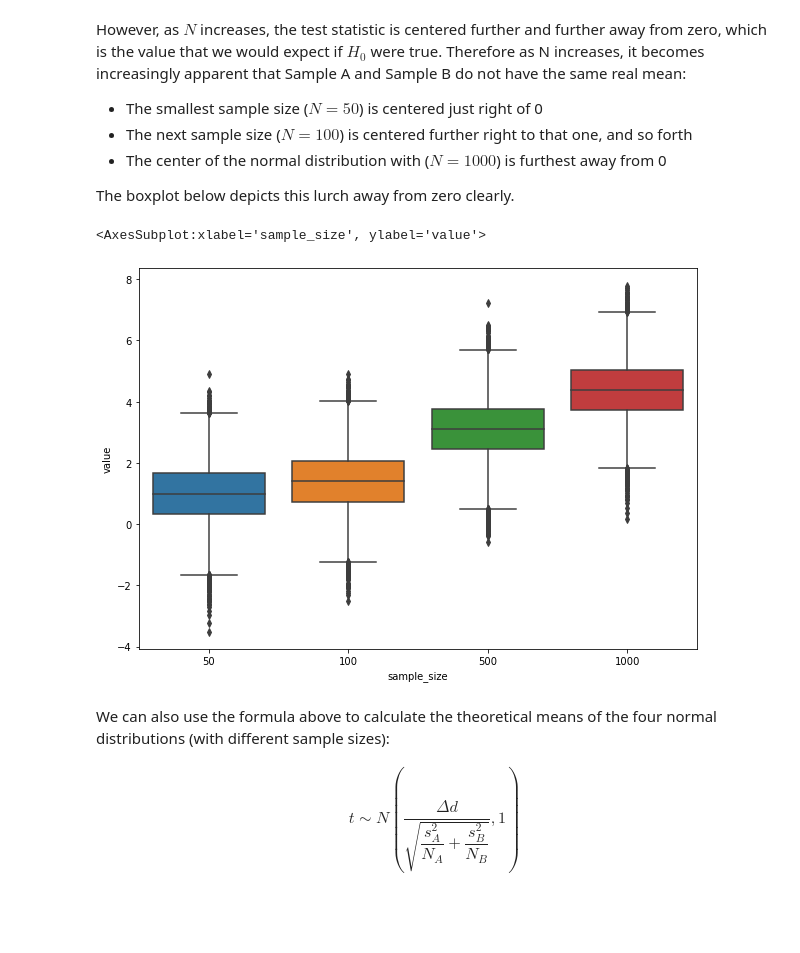
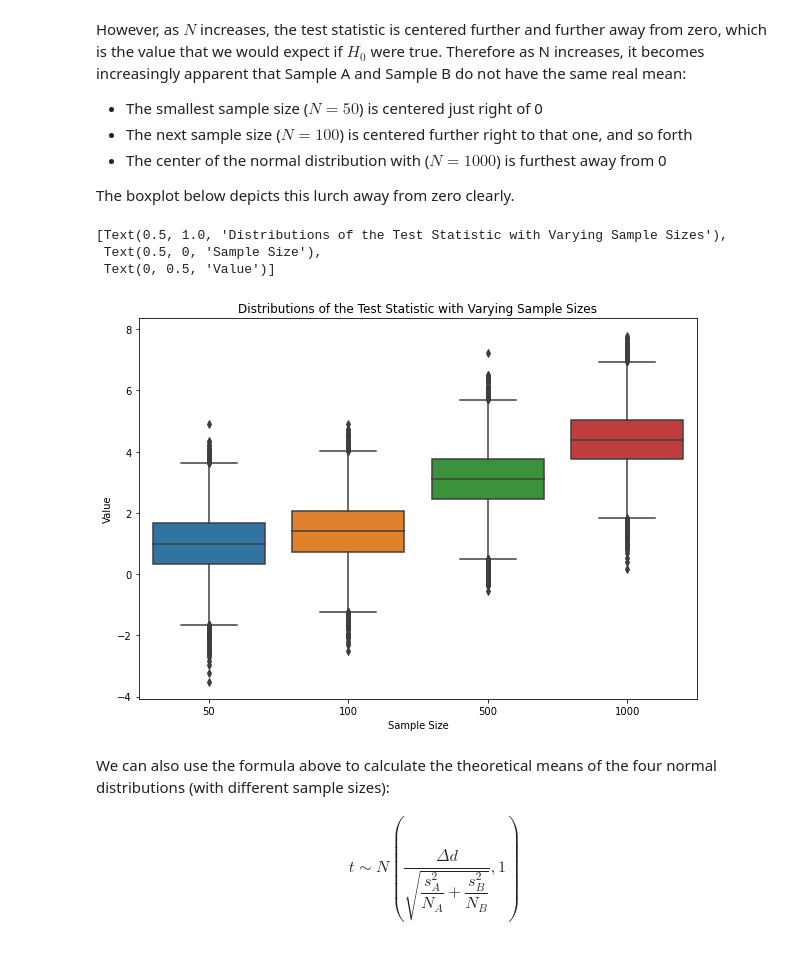
Before and after one commit to smasuno/python, a Jupyter notebook: AB testing simulation.ipynb, the cells around one changed output. Saved outputs shown, nothing was run; the diff lists cells and outputs as text; code cells hidden in the pictures; blank space fills up the shorter version.

```diff
--- a/AB testing simulation.ipynb
+++ b/AB testing simulation.ipynb
@@ -303,19 +299,21 @@ The boxplot below depicts this lurch away from zero clearly.
 # %%
 import pandas as pd
 import matplotlib.pyplot as plt
 
 df = pd.concat(axis=0, ignore_index=True, objs= [
     pd.DataFrame.from_dict({'value': t_vec_50, 'sample_size': 50}),
     pd.DataFrame.from_dict({'value': t_vec_100, 'sample_size': 100}),
     pd.DataFrame.from_dict({'value': t_vec_500, 'sample_size': 500}),
     pd.DataFrame.from_dict({'value': t_vec_1000, 'sample_size': 1000})
 ])
 
 fig, axes = plt.subplots(figsize = (10,7))
-sns.boxplot(data=df, x='sample_size', y='value', ax = axes)
+sns.boxplot(data=df, x='sample_size', y='value', ax = axes).set(title='Distributions of the Test Statistic with Varying Sample Sizes', xlabel='Sample Size', ylabel='Value')
 # %% [output]
-<AxesSubplot:xlabel='sample_size', ylabel='value'>
+[Text(0.5, 1.0, 'Distributions of the Test Statistic with Varying Sample Sizes'),
+ Text(0.5, 0, 'Sample Size'),
+ Text(0, 0.5, 'Value')]
-[figure, old version]
+[figure, new version]
 # %% [markdown]
 We can also use the formula above to calculate the theoretical means of the four normal distributions (with different sample sizes):
 
```
Also changed, not shown: parts of 9 cells of this notebook.
